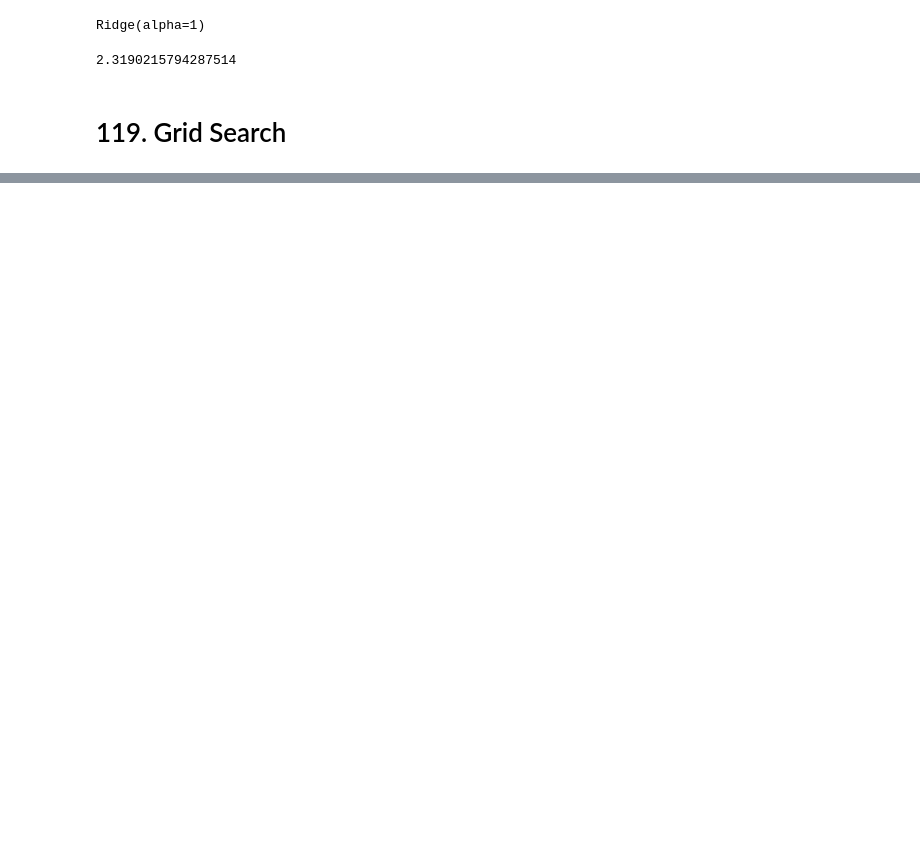
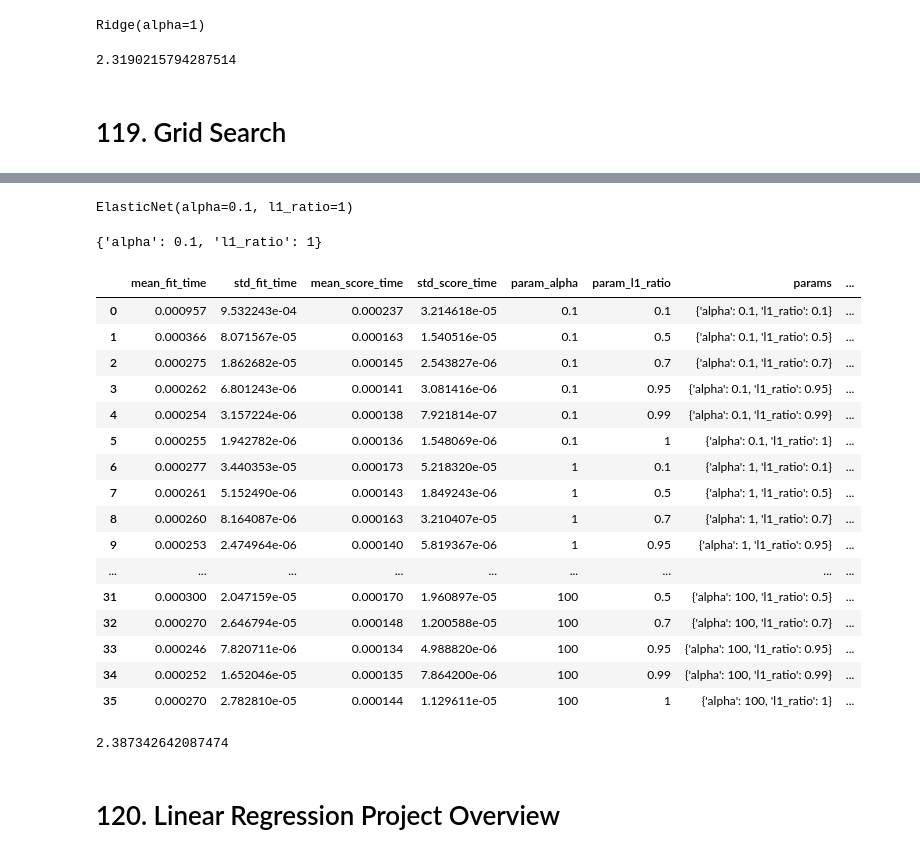
Before and after one commit to ZygimantasB/data_science_ml_learning, a Jupyter notebook: Section 12 Cross Validation, Grid Search, and the Linear Regression Project/section_12.ipynb, the cells around one changed output, grey strips where cells are left out. Drawn from its saved outputs; the diff is of its cells as text; code cells hidden in the pictures; blank space fills up the shorter version.

```diff
--- a/Section 12: Cross Validation, Grid Search, and the Linear Regression Project/section_12.ipynb
+++ b/Section 12 Cross Validation, Grid Search, and the Linear Regression Project/section_12.ipynb
@@ -269,0 +289,5 @@ mean_squared_error(y_final_pred, y_test)
+# %%
+base_elastic_net_model = ElasticNet()
+# %%
+param_grid = {'alpha': [0.1, 1, 5, 10, 50, 100],
+              'l1_ratio': [0.1, 0.5, 0.7, 0.95, 0.99, 1]}
@@ -269,0 +296,4 @@ mean_squared_error(y_final_pred, y_test)
+# %%
+grid_model = GridSearchCV(estimator=base_elastic_net_model, param_grid=param_grid, scoring='neg_mean_squared_error', cv=5, verbose=2)
+# %%
+grid_model.fit(X_train, y_train)
@@ -269,0 +322,28 @@ mean_squared_error(y_final_pred, y_test)
+# %%
+grid_model.best_estimator_
+# %% [output]
+ElasticNet(alpha=0.1, l1_ratio=1)
+# %%
+grid_model.best_params_
+# %% [output]
+{'alpha': 0.1, 'l1_ratio': 1}
+# %%
+pd.DataFrame(grid_model.cv_results_)
+# %% [output]
+|  | mean_fit_time | std_fit_time | mean_score_time | std_score_time | param_alpha | param_l1_ratio | params | ... |
+| 0 | 0.000957 | 9.532243e-04 | 0.000237 | 3.214618e-05 | 0.1 | 0.1 | {'alpha': 0.1, 'l1_ratio': 0.1} | ... |
+| 1 | 0.000366 | 8.071567e-05 | 0.000163 | 1.540516e-05 | 0.1 | 0.5 | {'alpha': 0.1, 'l1_ratio': 0.5} | ... |
+| 2 | 0.000275 | 1.862682e-05 | 0.000145 | 2.543827e-06 | 0.1 | 0.7 | {'alpha': 0.1, 'l1_ratio': 0.7} | ... |
+| 3 | 0.000262 | 6.801243e-06 | 0.000141 | 3.081416e-06 | 0.1 | 0.95 | {'alpha': 0.1, 'l1_ratio': 0.95} | ... |
+| 4 | 0.000254 | 3.157224e-06 | 0.000138 | 7.921814e-07 | 0.1 | 0.99 | {'alpha': 0.1, 'l1_ratio': 0.99} | ... |
+| 5 | 0.000255 | 1.942782e-06 | 0.000136 | 1.548069e-06 | 0.1 | 1 | {'alpha': 0.1, 'l1_ratio': 1} | ... |
+| 6 | 0.000277 | 3.440353e-05 | 0.000173 | 5.218320e-05 | 1 | 0.1 | {'alpha': 1, 'l1_ratio': 0.1} | ... |
+| 7 | 0.000261 | 5.152490e-06 | 0.000143 | 1.849243e-06 | 1 | 0.5 | {'alpha': 1, 'l1_ratio': 0.5} | ... |
+| 8 | 0.000260 | 8.164087e-06 | 0.000163 | 3.210407e-05 | 1 | 0.7 | {'alpha': 1, 'l1_ratio': 0.7} | ... |
+| 9 | 0.000253 | 2.474964e-06 | 0.000140 | 5.819367e-06 | 1 | 0.95 | {'alpha': 1, 'l1_ratio': 0.95} | ... |
+| ... | ... | ... | ... | ... | ... | ... | ... | ... |
+| 31 | 0.000300 | 2.047159e-05 | 0.000170 | 1.960897e-05 | 100 | 0.5 | {'alpha': 100, 'l1_ratio': 0.5} | ... |
+| 32 | 0.000270 | 2.646794e-05 | 0.000148 | 1.200588e-05 | 100 | 0.7 | {'alpha': 100, 'l1_ratio': 0.7} | ... |
+| 33 | 0.000246 | 7.820711e-06 | 0.000134 | 4.988820e-06 | 100 | 0.95 | {'alpha': 100, 'l1_ratio': 0.95} | ... |
+| 34 | 0.000252 | 1.652046e-05 | 0.000135 | 7.864200e-06 | 100 | 0.99 | {'alpha': 100, 'l1_ratio': 0.99} | ... |
+| 35 | 0.000270 | 2.782810e-05 | 0.000144 | 1.129611e-05 | 100 | 1 | {'alpha': 100, 'l1_ratio': 1} | ... |
@@ -269,0 +354,6 @@ mean_squared_error(y_final_pred, y_test)
+# %%
+mean_squared_error(y_test, y_pred)
+# %% [output]
+2.387342642087474
+# %% [markdown]
+# 120. Linear Regression Project Overview
```
Also changed, not shown: parts of 10 cells of this notebook, 1 other file.
